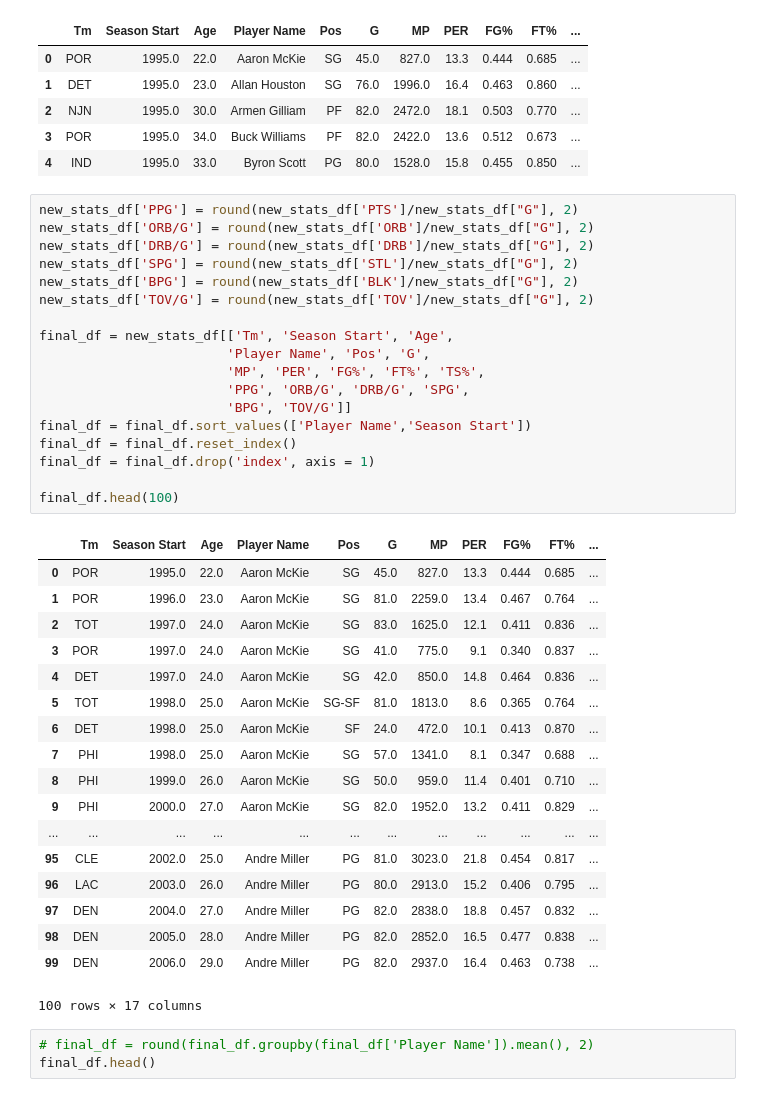
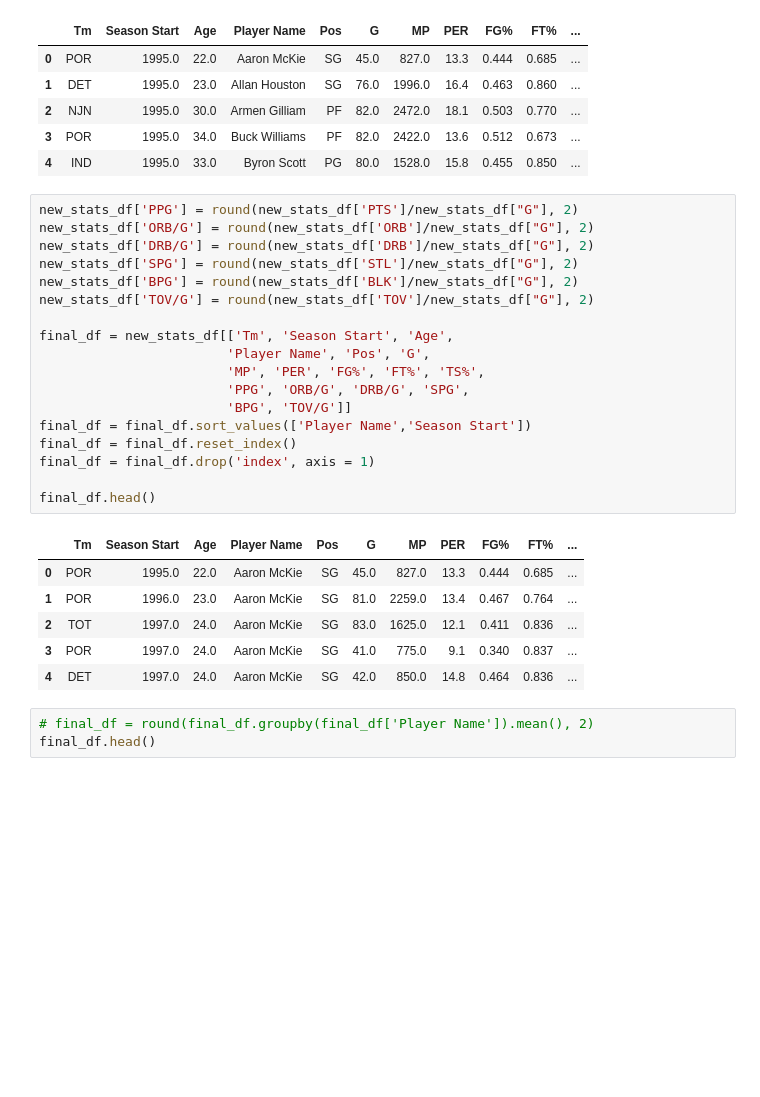
Before and after one commit to ETL-NBA-Project/nba_age_project, a Jupyter notebook: nba_prime.ipynb, the cells around one changed output. Cells and saved outputs as stored; diff of their text form; blank space fills up the shorter version.

```diff
--- a/nba_prime.ipynb
+++ b/nba_prime.ipynb
@@ -91,40 +92,28 @@ new_stats_df.head()
 # %%
 new_stats_df['PPG'] = round(new_stats_df['PTS']/new_stats_df["G"], 2)
 new_stats_df['ORB/G'] = round(new_stats_df['ORB']/new_stats_df["G"], 2)
 new_stats_df['DRB/G'] = round(new_stats_df['DRB']/new_stats_df["G"], 2)
 new_stats_df['SPG'] = round(new_stats_df['STL']/new_stats_df["G"], 2)
 new_stats_df['BPG'] = round(new_stats_df['BLK']/new_stats_df["G"], 2)
 new_stats_df['TOV/G'] = round(new_stats_df['TOV']/new_stats_df["G"], 2)
 
 final_df = new_stats_df[['Tm', 'Season Start', 'Age',
                         'Player Name', 'Pos', 'G',
                         'MP', 'PER', 'FG%', 'FT%', 'TS%',
                         'PPG', 'ORB/G', 'DRB/G', 'SPG',
                         'BPG', 'TOV/G']]
 final_df = final_df.sort_values(['Player Name','Season Start'])
 final_df = final_df.reset_index()
 final_df = final_df.drop('index', axis = 1)
 
-final_df.head(100)
+final_df.head()
 # %% [output]
 |  | Tm | Season Start | Age | Player Name | Pos | G | MP | PER | FG% | FT% | ... |
 | 0 | POR | 1995.0 | 22.0 | Aaron McKie | SG | 45.0 | 827.0 | 13.3 | 0.444 | 0.685 | ... |
 | 1 | POR | 1996.0 | 23.0 | Aaron McKie | SG | 81.0 | 2259.0 | 13.4 | 0.467 | 0.764 | ... |
 | 2 | TOT | 1997.0 | 24.0 | Aaron McKie | SG | 83.0 | 1625.0 | 12.1 | 0.411 | 0.836 | ... |
 | 3 | POR | 1997.0 | 24.0 | Aaron McKie | SG | 41.0 | 775.0 | 9.1 | 0.340 | 0.837 | ... |
 | 4 | DET | 1997.0 | 24.0 | Aaron McKie | SG | 42.0 | 850.0 | 14.8 | 0.464 | 0.836 | ... |
-| 5 | TOT | 1998.0 | 25.0 | Aaron McKie | SG-SF | 81.0 | 1813.0 | 8.6 | 0.365 | 0.764 | ... |
-| 6 | DET | 1998.0 | 25.0 | Aaron McKie | SF | 24.0 | 472.0 | 10.1 | 0.413 | 0.870 | ... |
-| 7 | PHI | 1998.0 | 25.0 | Aaron McKie | SG | 57.0 | 1341.0 | 8.1 | 0.347 | 0.688 | ... |
-| 8 | PHI | 1999.0 | 26.0 | Aaron McKie | SG | 50.0 | 959.0 | 11.4 | 0.401 | 0.710 | ... |
-| 9 | PHI | 2000.0 | 27.0 | Aaron McKie | SG | 82.0 | 1952.0 | 13.2 | 0.411 | 0.829 | ... |
-| ... | ... | ... | ... | ... | ... | ... | ... | ... | ... | ... | ... |
-| 95 | CLE | 2002.0 | 25.0 | Andre Miller | PG | 81.0 | 3023.0 | 21.8 | 0.454 | 0.817 | ... |
-| 96 | LAC | 2003.0 | 26.0 | Andre Miller | PG | 80.0 | 2913.0 | 15.2 | 0.406 | 0.795 | ... |
-| 97 | DEN | 2004.0 | 27.0 | Andre Miller | PG | 82.0 | 2838.0 | 18.8 | 0.457 | 0.832 | ... |
-| 98 | DEN | 2005.0 | 28.0 | Andre Miller | PG | 82.0 | 2852.0 | 16.5 | 0.477 | 0.838 | ... |
-| 99 | DEN | 2006.0 | 29.0 | Andre Miller | PG | 82.0 | 2937.0 | 16.4 | 0.463 | 0.738 | ... |
-100 rows × 17 columns
 # %%
 # final_df = round(final_df.groupby(final_df['Player Name']).mean(), 2)
 final_df.head()
```
Also changed, not shown: parts of 8 cells of this notebook.
